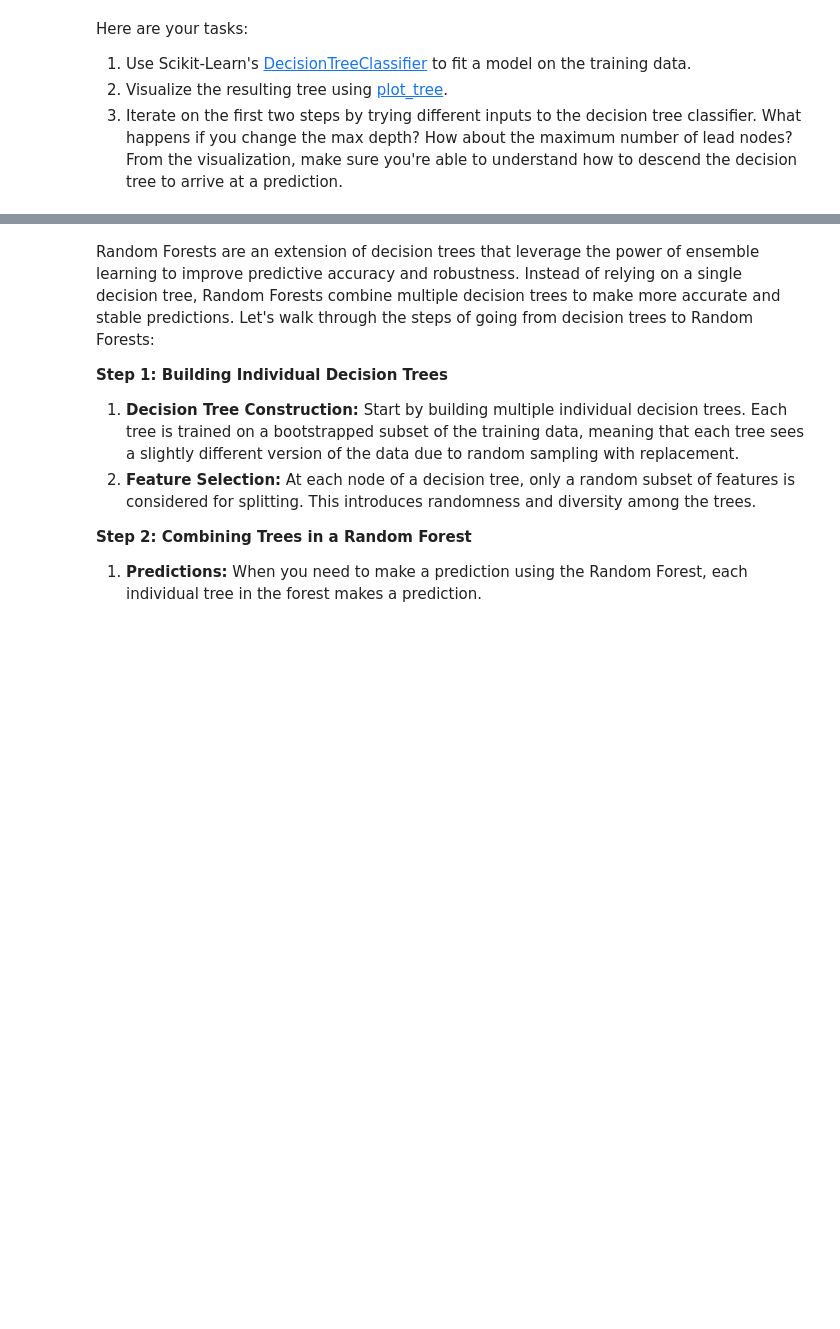
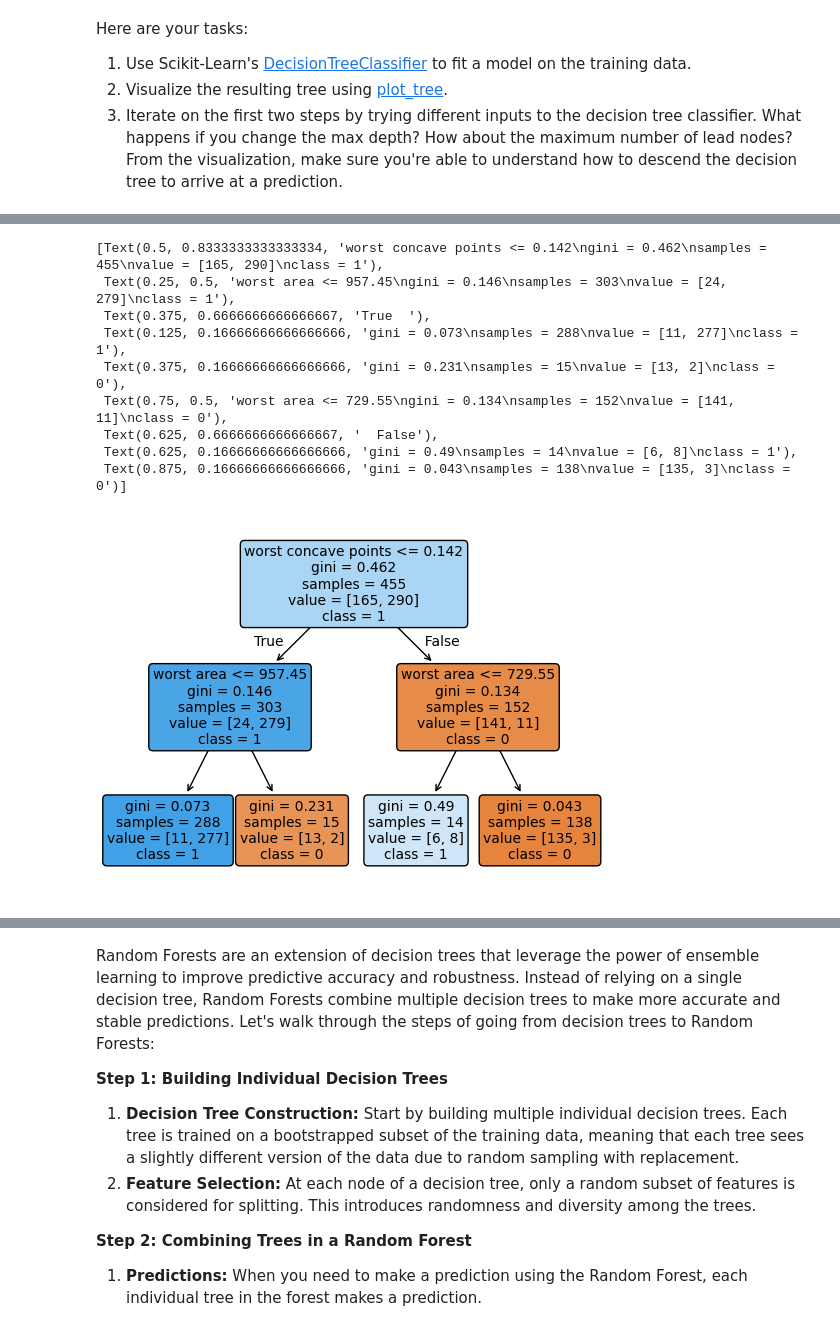
Before and after one commit to jgeiger81/sbml, a Jupyter notebook: 4.4 Trees and Forests/JasonG_MLE_MiniProject_Trees_and_Forests.ipynb, the cells around one changed output, grey strips where cells are left out. Cells and saved outputs as stored; diff of their text form; code cells hidden in the pictures; blank space fills up the shorter version.

```diff
--- a/4.4 Trees and Forests/JasonG_MLE_MiniProject_Trees_and_Forests.ipynb
+++ b/4.4 Trees and Forests/JasonG_MLE_MiniProject_Trees_and_Forests.ipynb
@@ -128,0 +175,20 @@ Here are your tasks:
+# %%
+# Visualize the Decision Tree
+# Plot the tree
+plot_tree(dtc,
+          feature_names=X_train.columns,  # Use your actual feature names
+          class_names=[str(i) for i in dtc.classes_],  # Convert class names to strings
+          filled=True,        # Fill nodes with colors
+          rounded=True,       # Rounded node boxes
+          fontsize=10)
+# %% [output]
+[Text(0.5, 0.8333333333333334, 'worst concave points <= 0.142\ngini = 0.462\nsamples = 455\nvalue = [165, 290]\nclass = 1'),
+ Text(0.25, 0.5, 'worst area <= 957.45\ngini = 0.146\nsamples = 303\nvalue = [24, 279]\nclass = 1'),
+ Text(0.375, 0.6666666666666667, 'True  '),
+ Text(0.125, 0.16666666666666666, 'gini = 0.073\nsamples = 288\nvalue = [11, 277]\nclass = 1'),
+ Text(0.375, 0.16666666666666666, 'gini = 0.231\nsamples = 15\nvalue = [13, 2]\nclass = 0'),
+ Text(0.75, 0.5, 'worst area <= 729.55\ngini = 0.134\nsamples = 152\nvalue = [141, 11]\nclass = 0'),
+ Text(0.625, 0.6666666666666667, '  False'),
+ Text(0.625, 0.16666666666666666, 'gini = 0.49\nsamples = 14\nvalue = [6, 8]\nclass = 1'),
+ Text(0.875, 0.16666666666666666, 'gini = 0.043\nsamples = 138\nvalue = [135, 3]\nclass = 0')]
+[figure, added]
```
Also changed, not shown: parts of 20 cells of this notebook.
